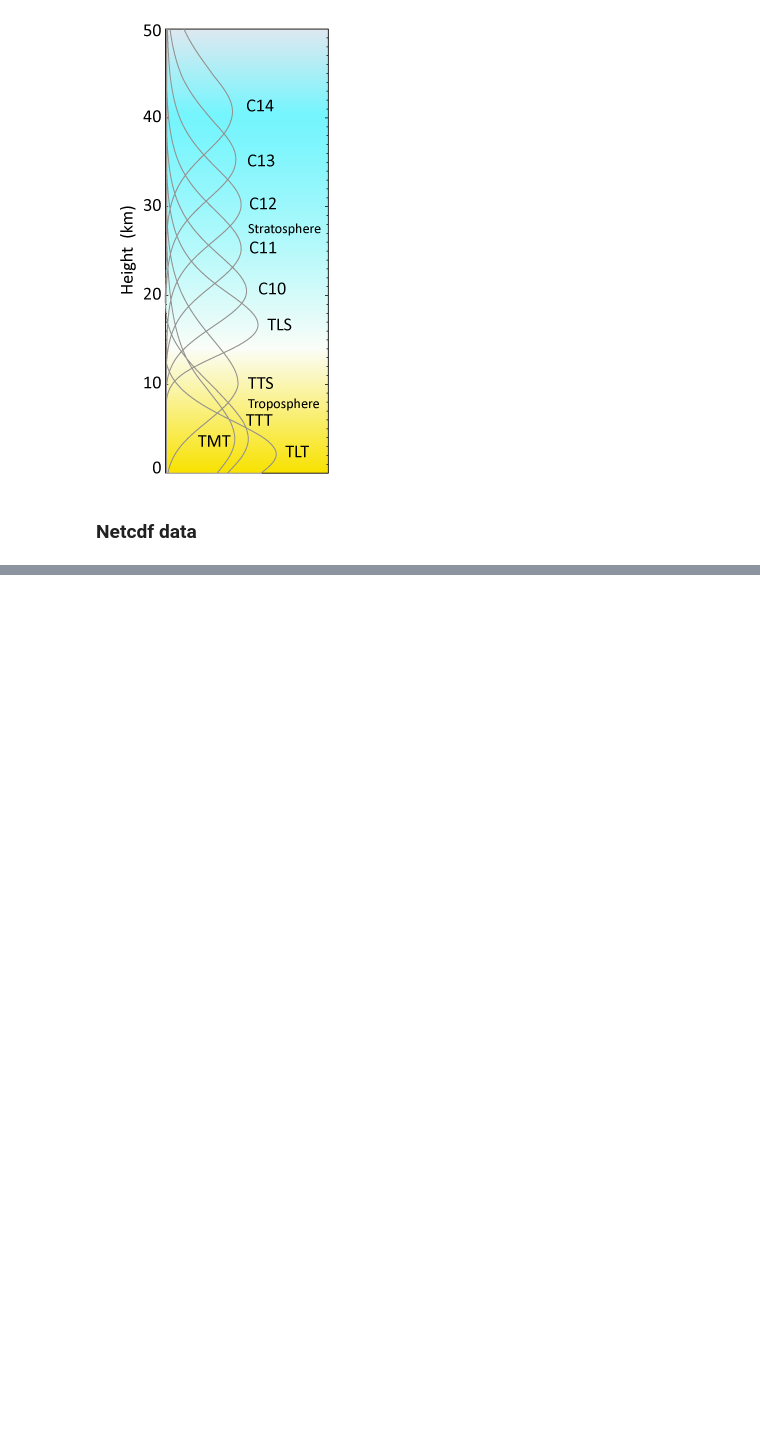
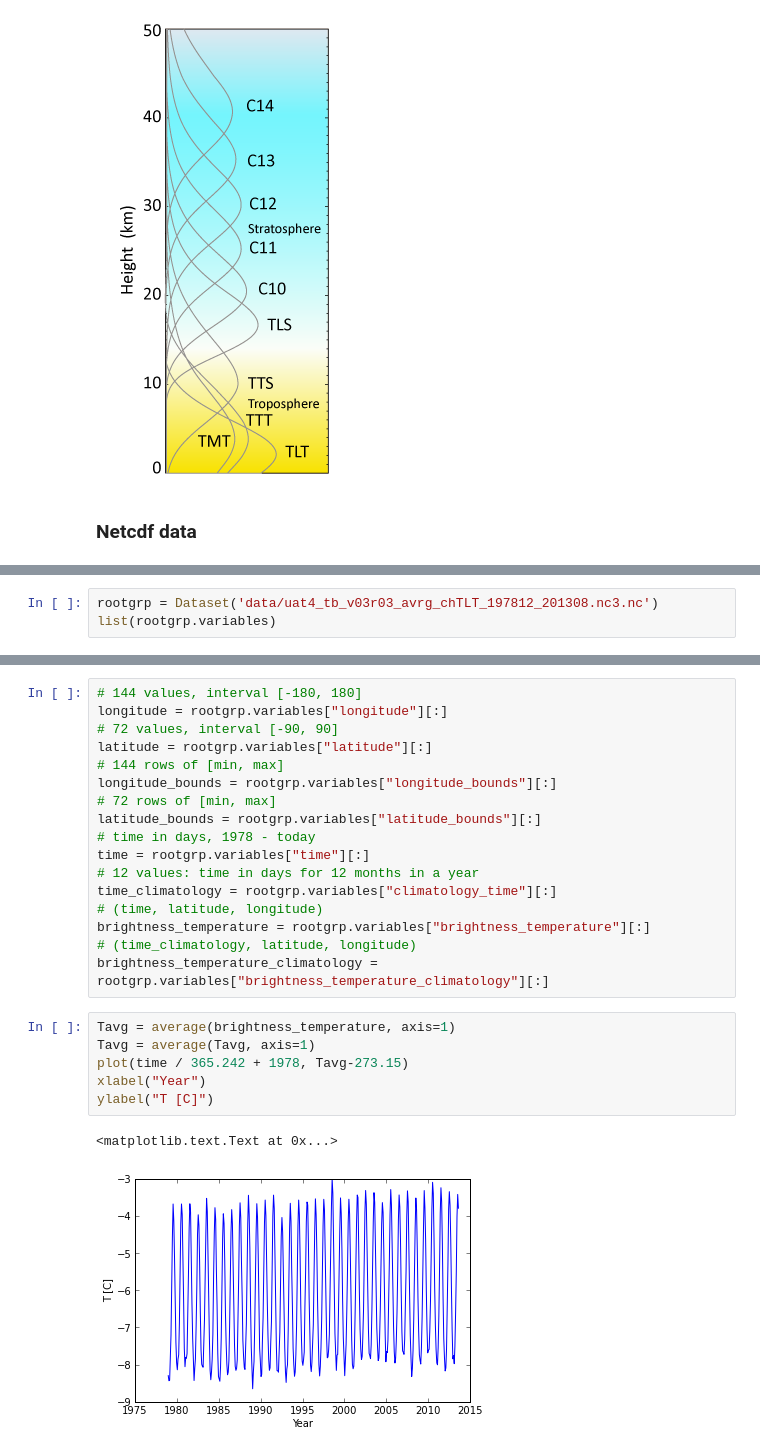
Before and after one commit to certik/climate, a Jupyter notebook: RSS.ipynb, the cells around one changed output, grey strips where cells are left out. Drawn from its saved outputs; the diff is of its cells as text; blank space fills up the shorter version.

```diff
--- a/RSS.ipynb
+++ b/RSS.ipynb
@@ -93,0 +93,3 @@ ImportError: /usr/local/sage/sage-5.11/local/lib/python2.7/site-packages/netCDF4
+# %%
+rootgrp = Dataset('data/uat4_tb_v03r03_avrg_chTLT_197812_201308.nc3.nc')
+list(rootgrp.variables)
@@ -93,0 +112,26 @@ ImportError: /usr/local/sage/sage-5.11/local/lib/python2.7/site-packages/netCDF4
+# %%
+# 144 values, interval [-180, 180]
+longitude = rootgrp.variables["longitude"][:]
+# 72 values, interval [-90, 90]
+latitude = rootgrp.variables["latitude"][:]
+# 144 rows of [min, max]
+longitude_bounds = rootgrp.variables["longitude_bounds"][:]
+# 72 rows of [min, max]
+latitude_bounds = rootgrp.variables["latitude_bounds"][:]
+# time in days, 1978 - today
+time = rootgrp.variables["time"][:]
+# 12 values: time in days for 12 months in a year
+time_climatology = rootgrp.variables["climatology_time"][:]
+# (time, latitude, longitude)
+brightness_temperature = rootgrp.variables["brightness_temperature"][:]
+# (time_climatology, latitude, longitude)
+brightness_temperature_climatology = rootgrp.variables["brightness_temperature_climatology"][:]
+# %%
+Tavg = average(brightness_temperature, axis=1)
+Tavg = average(Tavg, axis=1)
+plot(time / 365.242 + 1978, Tavg-273.15)
+xlabel("Year")
+ylabel("T [C]")
+# %% [output]
+<matplotlib.text.Text at 0x...>
+[figure, added]
```
Also changed, not shown: parts of 2 cells of this notebook.
